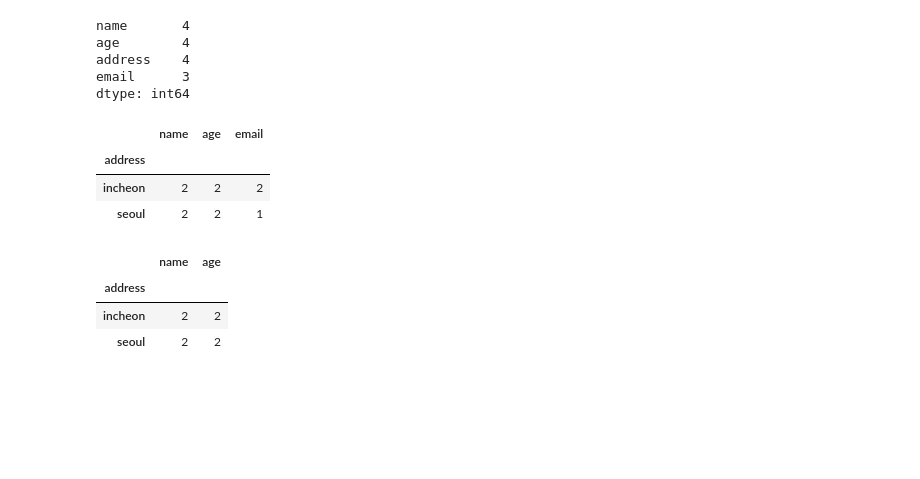
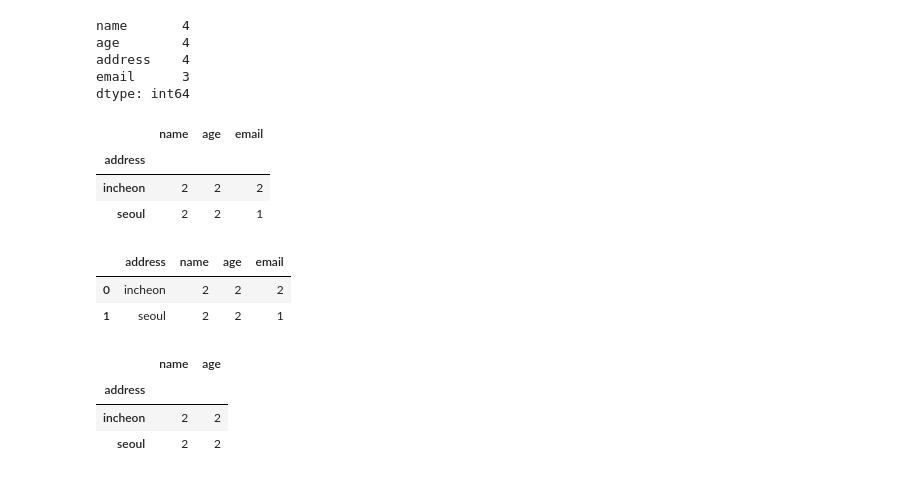
Before and after one commit to gubosd/lecture14, a Jupyter notebook: 데이터분석/04_pandas_01_기초.ipynb, the cells around one changed output. Saved outputs shown, nothing was run; the diff lists cells and outputs as text; code cells hidden in the pictures; blank space fills up the shorter version.

```diff
--- a/데이터분석/04_pandas_01_기초.ipynb
+++ b/데이터분석/04_pandas_01_기초.ipynb
@@ -2281,13 +2612,20 @@ age        4
 address    4
 email      3
 dtype: int64
+# %%
+a.groupby('address').count()
+# select address, count(*) from a group by address
+# %% [output]
+|  | name | age | email |
+| address |  |  |  |
+| incheon | 2 | 2 | 2 |
+| seoul | 2 | 2 | 1 |
 # %%
-a.groupby('address').count()
+a.groupby('address').count().reset_index()
 # %% [output]
-|  | name | age | email |
-| address |  |  |  |
-| incheon | 2 | 2 | 2 |
-| seoul | 2 | 2 | 1 |
+|  | address | name | age | email |
+| 0 | incheon | 2 | 2 | 2 |
+| 1 | seoul | 2 | 2 | 1 |
 # %%
 a.groupby('address')[['name','age']].count()
 # %% [output]
```
Also changed, not shown: parts of 53 cells of this notebook, 2 other files.
